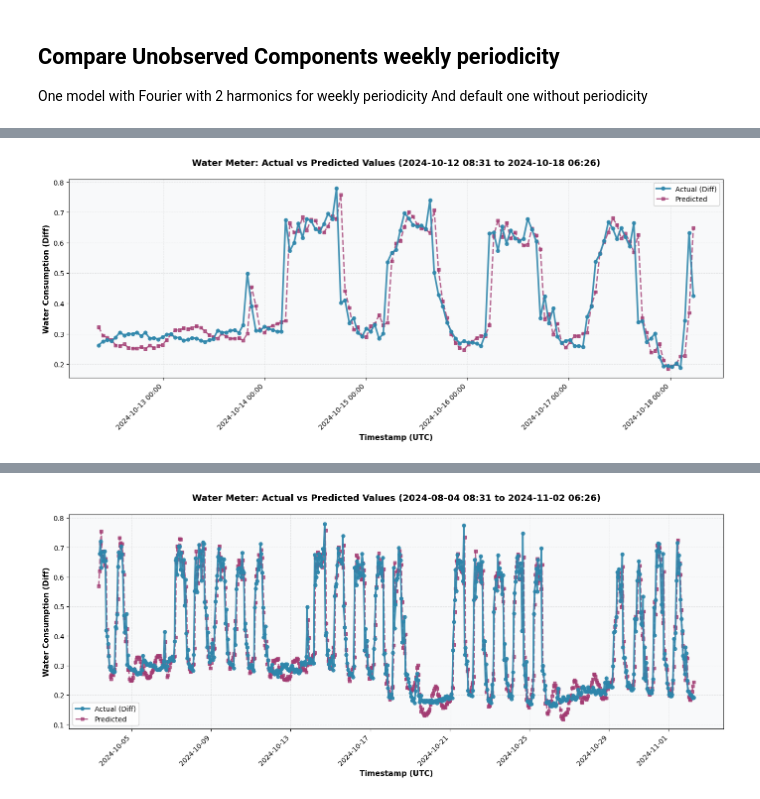
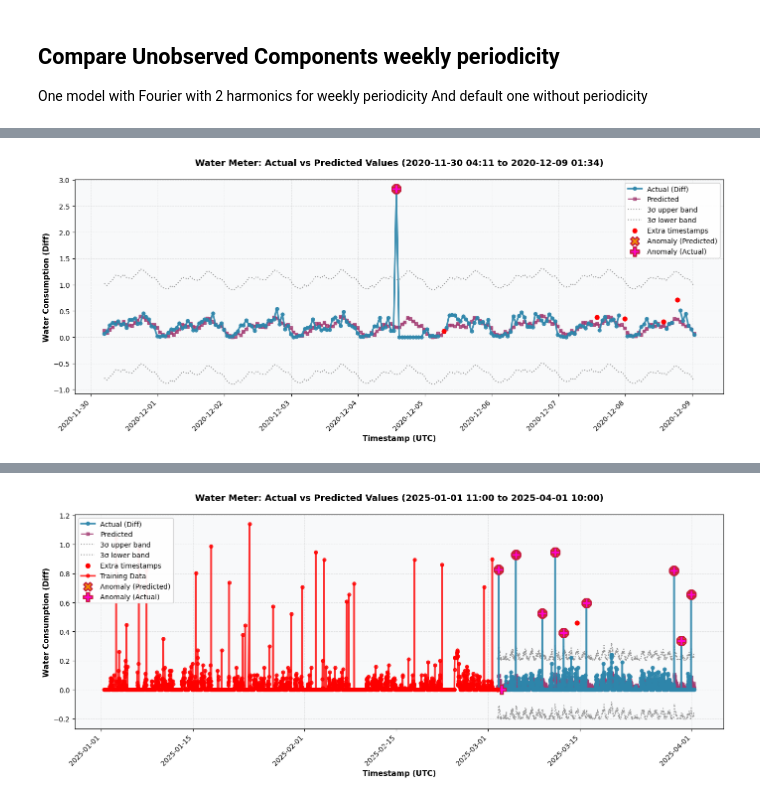
Before and after one commit to andres-cerny/master_thesis, a Jupyter notebook: dynamic_trend_model/compare_models.ipynb, the cells around one changed output, grey strips where cells are left out. Drawn from its saved outputs; the diff is of its cells as text; code cells hidden in the pictures.

```diff
--- a/dynamic_trend_model/compare_models.ipynb
+++ b/dynamic_trend_model/compare_models.ipynb
@@ -1309,17 +1245,17 @@ fig1, ax1 = plot_water_meter_anomalies(df_actuals=df_actuals_with_gaps, df_predi
 # %%
 fig2, ax2 = plot_water_meter_anomalies(df_actuals=df_actuals_with_gaps, df_predicted=df_predicted, df_red_dots=df_actuals_red_dot,
-        start_date=df_actuals_with_gaps['timestamp_utc'].iloc[0] + pd.Timedelta(days=9),
-        end_date=df_actuals_with_gaps['timestamp_utc'].iloc[-1] - pd.Timedelta(days=15))
+        start_date=df_actuals_with_gaps['timestamp_utc'].iloc[0] + pd.Timedelta(days=16),
+        end_date=df_actuals_with_gaps['timestamp_utc'].iloc[-1] - pd.Timedelta(days=5))
 plt.show()
 # %% [output]
-[figure, old version]
+[figure, new version]
 # %%
 from local_level_unobserved_components import process_single_meter
-process_single_meter(f'../data_w_diff_001/{meter_id}.csv', predictions_output_csv='../test_pred.csv', weekly_seasonality=False)
+process_single_meter(f'../data_w_anomalies/{meter_id}.csv', predictions_output_csv='../test_pred.csv', weekly_seasonality=False)
 df_predicted = pd.read_csv('../test_pred.csv')
 df_predicted['timestamp_utc'] = pd.to_datetime(df_predicted['timestamp_utc'])
 
-df_actuals_red_dot = pd.read_csv(f'../data_w_diff_001/{meter_id}.csv').dropna()
+df_actuals_red_dot = pd.read_csv(f'../data_w_anomalies/{meter_id}.csv').dropna()
 df_actuals_red_dot['timestamp_utc'] = pd.to_datetime(df_actuals_red_dot['timestamp_utc'])
 
 df_actuals_with_gaps = df_predicted[['actual', 'timestamp_utc']].rename(columns={'actual': 'Diff'})
@@ -1332,4 +1267,4 @@ fig1, ax1 = plot_water_meter_anomalies(df_actuals=df_actuals_with_gaps, df_predi
-[figure, old version]
+[figure, new version]
 # %%
 fig2, ax2 = plot_water_meter_anomalies(df_actuals=df_actuals_with_gaps, df_predicted=df_predicted, df_red_dots=df_actuals_red_dot,
         start_date=df_actuals_with_gaps['timestamp_utc'].iloc[0] + pd.Timedelta(days=9),
```
Also changed, not shown: parts of 18 cells of this notebook, 4 other files.
